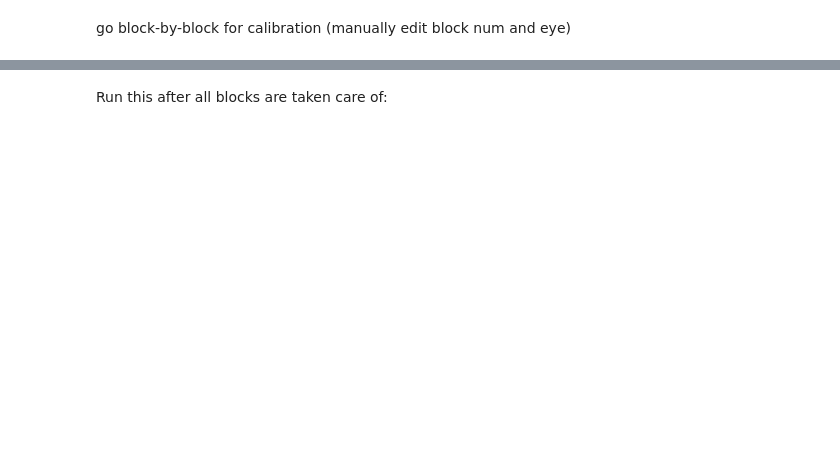
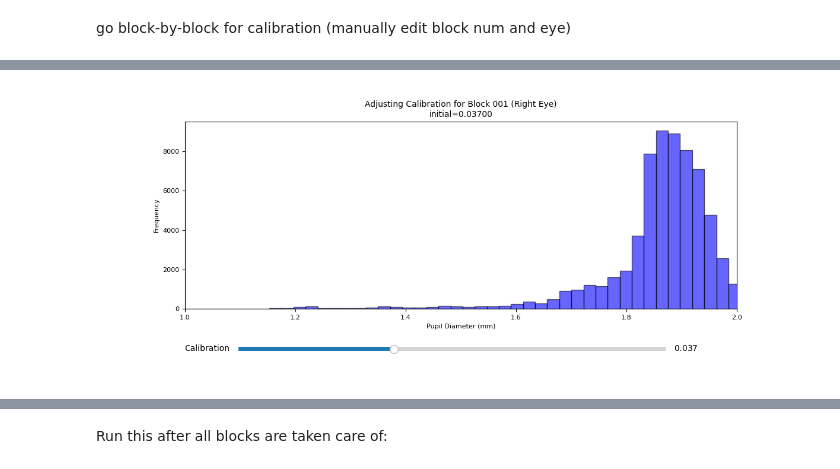
Before and after one commit to neural-electrophysiology-tool-team/Eye-Tracking-Tools, a Jupyter notebook: Graph_generation_notebooks/pixel_size_calibration_pipeline.ipynb, the cells around one changed output, grey strips where cells are left out. Drawn from its saved outputs; the diff is of its cells as text; code cells hidden in the pictures; blank space fills up the shorter version.

```diff
--- a/Graph_generation_notebooks/pixel_size_calibration_pipeline.ipynb
+++ b/Graph_generation_notebooks/pixel_size_calibration_pipeline.ipynb
@@ -836 +796,64 @@ plt.show()
+# %%
+# Use interactive backend if you want live sliders
+# %matplotlib widget
+
+from matplotlib.widgets import Slider
+import numpy as np
+import matplotlib.pyplot as plt
+
+# --- close any previously opened instance of this figure ---
+plt.close('pupil-calibration-fig')   # closes by figure label (safe, targeted)
+
+# Example block and eye for recalibration
+block_num = '001'
+block_key = f'PV_143_block_{block_num}'
+eye = 'right'
+
+block = block_dict[block_key]
+initial_calibration = block.L_pix_size if eye == 'left' else block.R_pix_size
+
+if eye == 'left':
+    pupil_diameters = block.left_eye_data['pupil_diameter_pixels'].values
+elif eye == 'right':
+    pupil_diameters = block.right_eye_data['pupil_diameter_pixels'].values
+else:
+    raise ValueError("eye must be 'left' or 'right'")
+
+# --- create/reuse a named figure so repeated runs don't accumulate ---
+fig, ax = plt.subplots(figsize=(12, 5), num='pupil-calibration-fig')
+fig.clf()                      # clear any old content in this figure
+ax = fig.add_subplot(111)
+fig.subplots_adjust(bottom=0.25)
+
+# initial plot
+ax.hist(pupil_diameters * initial_calibration, bins=100, color='blue', alpha=0.6, edgecolor='black')
+ax.set_title(f"Adjusting Calibration for Block {block.block_num} ({eye.capitalize()} Eye)\ninitial={initial_calibration:.5f}", fontsize=10)
+ax.set_xlabel('Pupil Diameter (mm)', fontsize=8)
+ax.set_ylabel('Frequency', fontsize=8)
+ax.tick_params(axis='both', labelsize=8)
+ax.set_xlim(left=1, right=2)
+
+# slider
+ax_slider = fig.add_axes([0.2, 0.1, 0.6, 0.03], facecolor='lightgoldenrodyellow')
+slider = Slider(ax_slider, 'Calibration', 0.001, 0.1, valinit=initial_calibration, valstep=0.0001)
+
+def update(val):
+    calibration = slider.val
+    ax.clear()
+    ax.hist(pupil_diameters * calibration, bins=100, color='blue', alpha=0.6, edgecolor='black')
+    ax.set_title(f"Adjusting Calibration for Block {block.block_num} ({eye.capitalize()} Eye)\ncurrent={calibration:.5f}", fontsize=10)
+    ax.set_xlabel('Pupil Diameter (mm)', fontsize=8)
+    ax.set_ylabel('Frequency', fontsize=8)
+    ax.tick_params(axis='both', labelsize=8)
+    ax.set_xlim(left=1, right=2)
+    fig.canvas.draw_idle()
+
+slider.on_changed(update)
+plt.show()
+
+# Optional: if you just want to silence the warning (not recommended as the only fix)
+# from matplotlib import rcParams
+# rcParams['figure.max_open_warning'] = 0
+# %% [output]
+[figure, added]
 # %%
```
Also changed, not shown: parts of 14 cells of this notebook, 22 other files.
